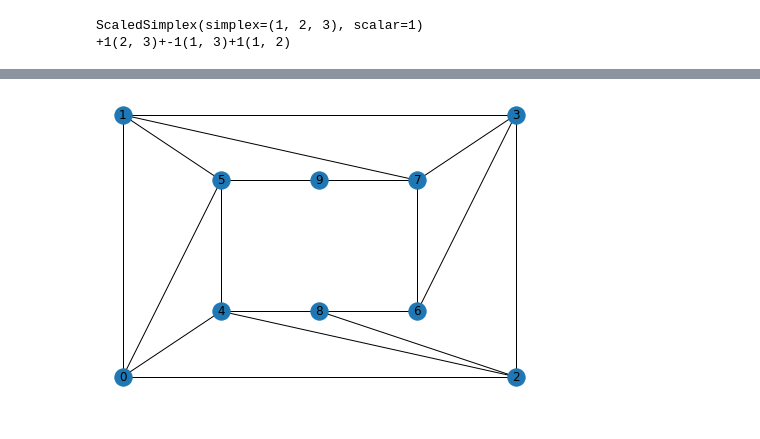
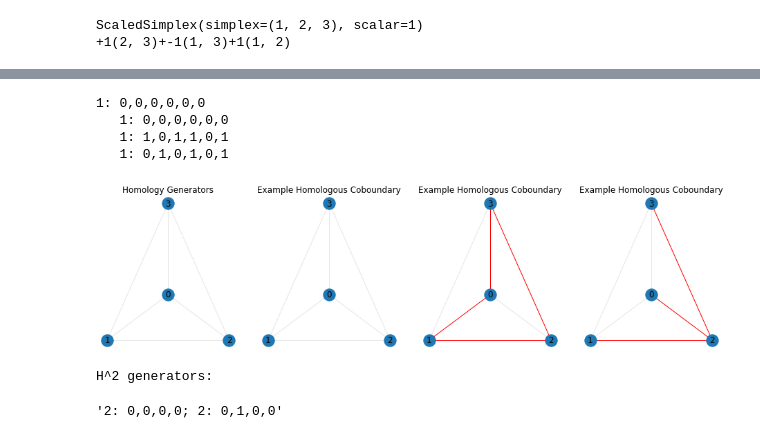
Before and after one commit to scotthellman/topology-notebooks, a Jupyter notebook: cohomology.ipynb, the cells around one changed output, grey strips where cells are left out. Cells and saved outputs as stored; diff of their text form; code cells hidden in the pictures.

```diff
--- a/cohomology.ipynb
+++ b/cohomology.ipynb
@@ -596,4 +487,0 @@ nx.draw(annulus, pos=annulus_points, with_labels=True)
-# %%
-nx.draw(cplx.graph, cplx.vertex_pos, with_labels=True)
-# %% [output]
-[figure, removed]
@@ -621,0 +488,38 @@ class Complex:
+# %%
+tetra_points = np.array([
+    [0, 0],
+    [-2, -1],
+    [2, -1],
+    [0, 2]
+])
+
+tetra_edges = [
+    (0, 1),
+    (0, 2),
+    (0, 3),
+    (1, 2),
+    (1, 3),
+    (2, 3)
+]
+
+tetra_simplices = [
+    (0,1,2),
+    (0,1,3),
+    (0,2,3),
+    (1,2,3),
+]
+
+cplx = SimplicialComplex([faces(tetra_edges), tetra_edges, tetra_simplices], tetra_points, CyclicGroup(2))
+cplx.draw_cohomology_generators()
+# %% [output]
+1: 0,0,0,0,0,0
+   1: 0,0,0,0,0,0
+   1: 1,0,1,1,0,1
+   1: 0,1,0,1,0,1
+[figure, added]
+# %%
+print("H^2 generators:")
+"; ".join(str(c) for c in cplx.cochain_complex.cochain_groups[2].cohomology_groups.keys())
+# %% [output]
+H^2 generators:
+'2: 0,0,0,0; 2: 0,1,0,0'
```
Also changed, not shown: parts of 19 cells of this notebook.
